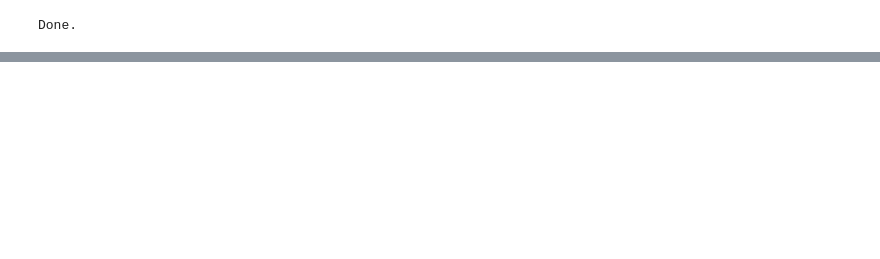
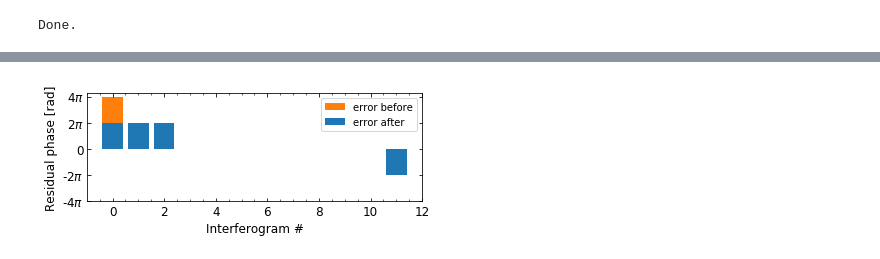
Before and after one commit to geodesymiami/Yunjun_et_al-2019-MintPy, a Jupyter notebook: Fig_04_sim_phaseClosure.ipynb, the cells around one changed output, grey strips where cells are left out. Saved outputs shown, nothing was run; the diff lists cells and outputs as text; code cells hidden in the pictures; blank space fills up the shorter version.

```diff
--- a/Fig_04_sim_phaseClosure.ipynb
+++ b/Fig_04_sim_phaseClosure.ipynb
@@ -302,6 +283,6 @@ plt.show()
 # %%
 from scipy import linalg
-def correct_unwrap_error_closure(ifgram, C, Dconstraint=True, thres=0.02, alpha=0.25, rcond=1e-5):
+def correct_unwrap_error_closure(ifgram, C, Dconstraint=True, thres=0.02, alpha=0.25, rcond=1e-8):
     """Estimate unwrapping error from a stack of unwrapped interferometric phase
     Parameters: ifgram : 2D np.array in size of (num_ifgram, num_pixel) of unwrap phase
                 C      : 2D np.array in size of (num_triangle, num_ifgram) triangle design matrix
@@ -319,7 +300,7 @@ def correct_unwrap_error_closure(ifgram, C, Dconstraint=True, thres=0.02, alpha=
 
     # integer ambiguity of the closure phase
     closure_pha = np.dot(C, ifgram)
-    closure_int = closure_pha - ut.wrap(closure_pha)
+    closure_int = (closure_pha - ut.wrap(closure_pha)) / (2.*np.pi)
 
     # prepare design matrix
     A = np.array(-1.*C, dtype=np.float32)
@@ -330,28 +311,24 @@ def correct_unwrap_error_closure(ifgram, C, Dconstraint=True, thres=0.02, alpha=
         idx_ifgram = np.sum(C[idx_nonzero, :] != 0., axis=0) == 0.
         D = I[idx_ifgram, :]
         A = np.vstack((A, D))
-
     # Opt 2. Tikhonov regularization (alpha*D0) to solve equation in ill-posed scenario:
-    # e.g.: network is not dense enough AND a lot of unwrapping error exist,
-    # then A.shape[0] < A.shape[1]: number of unknown > number of observations
     A = np.vstack((A, alpha*I))
 
-    # Eq 4.4 (Fattahi, 2015)
+    # L2-norm optimization
     U = np.zeros(ifgram.shape, np.float32)
     try:
         A_inv = linalg.pinv2(A, rcond=rcond)
-        L = np.zeros((A.shape[0], ifgram.shape[1]), np.float32)
-        L[0:num_tri, :] = closure_pha / (2.*np.pi)  #this gives better result than minimizing closure_int
-        U = np.round(np.dot(A_inv, L))
+        B = np.zeros((A.shape[0], ifgram.shape[1]), np.float32)
+        B[0:num_tri, :] = closure_pha / (2.*np.pi)  #this gives better result than minimizing closure_int
+        U = np.round(np.dot(A_inv, B))
     except linalg.LinAlgError:
         pass
-
     ifgram_cor = ifgram + 2*np.pi*U
     return ifgram_cor, U
 
 def closure_performance(num_conn=3, Nmax=2, Dconstraint=True, alpha=0.25, step=0.05, num_rep=100):
     # simulate ifgram without unw err
-    #date12_list = pnet.select_pairs_sequential(ts_obj.dateList, num_connection=num_conn, date12_format='YYYYMMDD_YYYYMMDD')
+    date12_list = pnet.select_pairs_sequential(ts_obj.dateList, num_connection=num_conn, date12_format='YYYYMMDD_YYYYMMDD')
     num_ifgram = len(date12_list)
     A, B = ifgramStack.get_design_matrix4timeseries(date12_list=date12_list)
     C = ifgramStack.get_design_matrix4triplet(date12_list=date12_list)
@@ -399,0 +406,23 @@ max temporal      baseline: 84.0 days
+# %%
+# correct unwrap error
+ifgram_cor = correct_unwrap_error_closure(ifgram_err, C, Dconstraint=True, alpha=0.25)[0].flatten()
+
+# plot
+fig, ax = plt.subplots(figsize=[6, 2])
+
+x = np.arange(num_ifgram)
+ax.bar(x, ifgram_err - ifgram, color=pp.mplColors[1], label='error before')
+ax.bar(x, ifgram_cor - ifgram, color=pp.mplColors[0], label='error after')
+
+# axis format
+ax.tick_params(which='both', direction='in', labelsize=font_size, bottom=True, top=True, left=True, right=True)
+ax.xaxis.set_minor_locator(ticker.AutoMinorLocator())
+ax.set_yticks([-4*np.pi, -2*np.pi, 0, 2*np.pi, 4*np.pi])
+ax.set_yticklabels([r'-4$\pi$', r'-2$\pi$', '0', r'2$\pi$', r'4$\pi$'])
+ax.set_xlabel('Interferogram #', fontsize=font_size)
+ax.set_ylabel('Residual phase [rad]', fontsize=font_size)
+#ax.set_xlim(0, ifgram.shape[0])
+plt.legend()
+plt.show()
+# %% [output]
+[figure, added]
```
Also changed, not shown: parts of 10 cells of this notebook.
